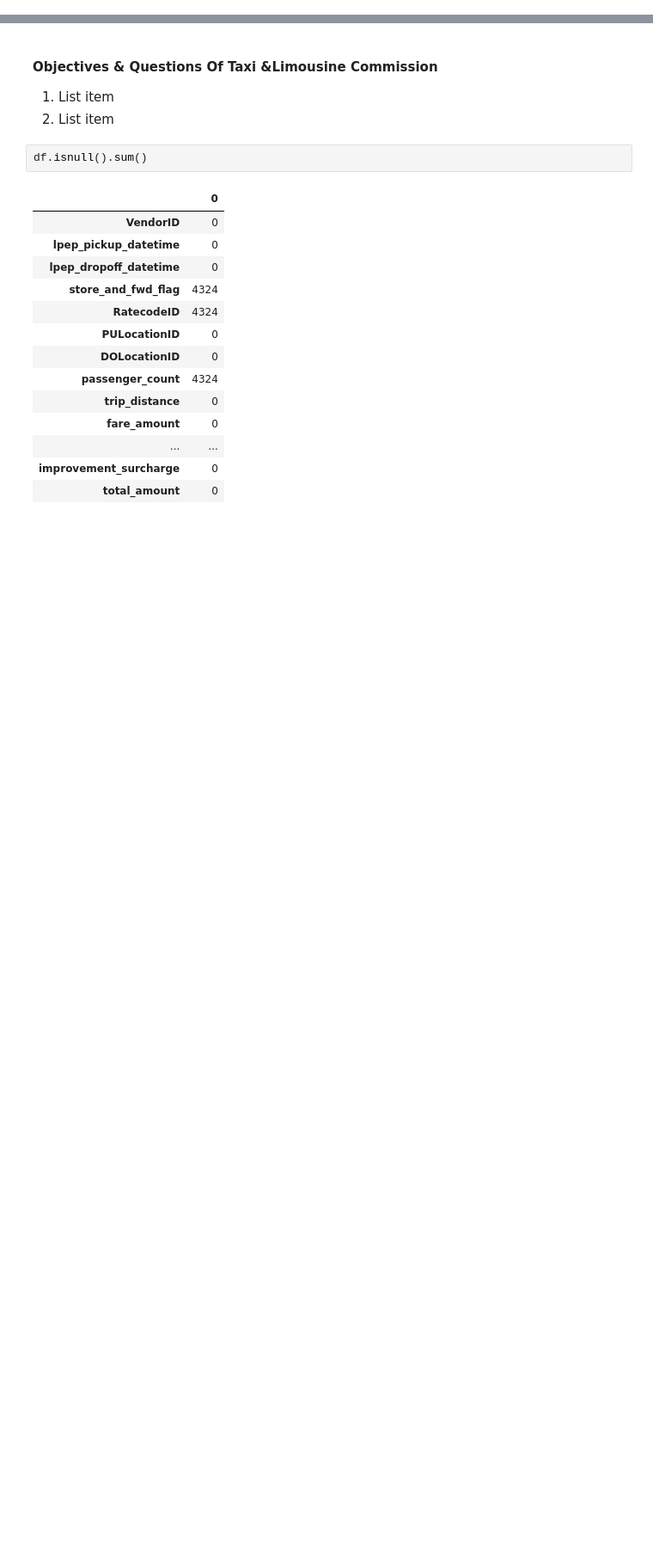
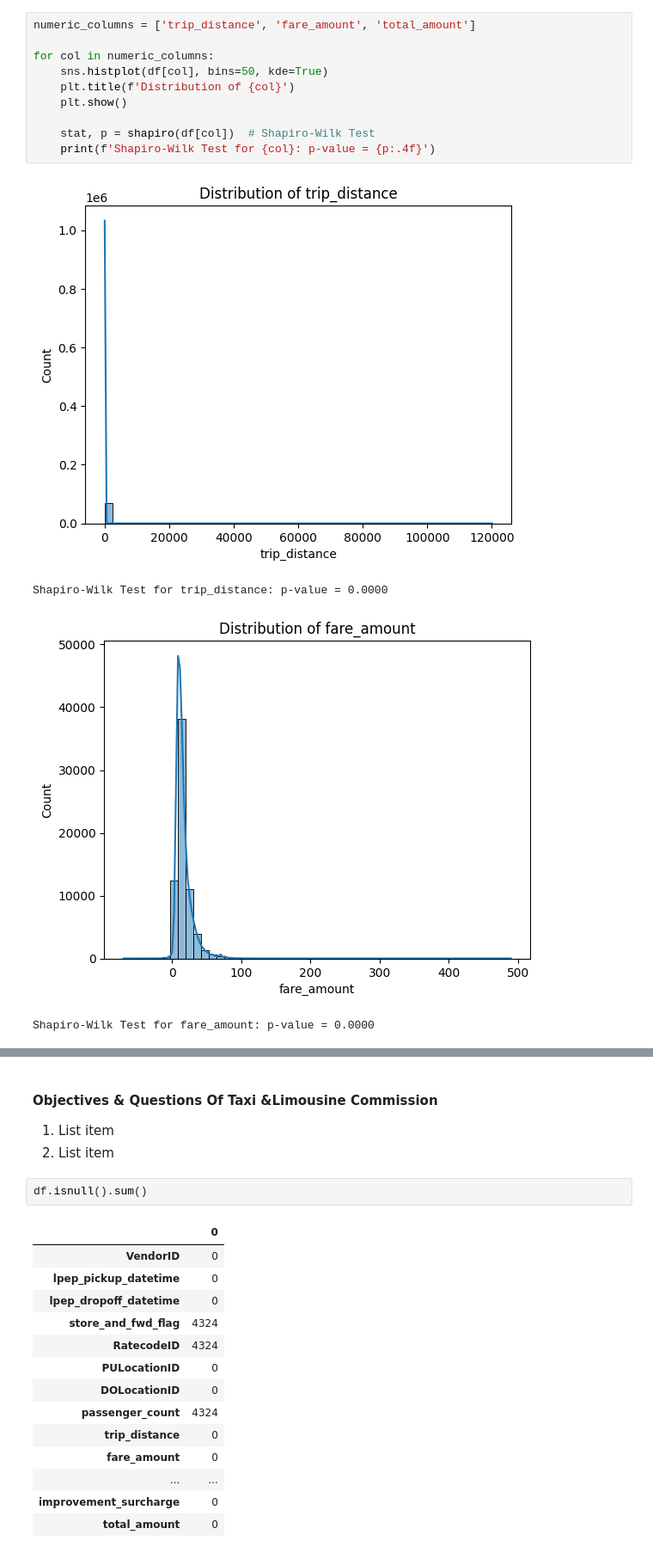
Before and after one commit to backspace3456/TLC_Newyork, a Jupyter notebook: TLC.ipynb, the cells around one changed output, grey strips where cells are left out. Shown at 86% size. Saved outputs shown, nothing was run; the diff lists cells and outputs as text; blank space fills up the shorter version.

```diff
--- a/TLC.ipynb
+++ b/TLC.ipynb
@@ -33,0 +93,15 @@ df.describe
+# %%
+numeric_columns = ['trip_distance', 'fare_amount', 'total_amount']
+
+for col in numeric_columns:
+    sns.histplot(df[col], bins=50, kde=True)
+    plt.title(f'Distribution of {col}')
+    plt.show()
+
+    stat, p = shapiro(df[col])  # Shapiro-Wilk Test
+    print(f'Shapiro-Wilk Test for {col}: p-value = {p:.4f}')
+# %% [output]
+[figure, added]
+Shapiro-Wilk Test for trip_distance: p-value = 0.0000
+[figure, added]
+Shapiro-Wilk Test for fare_amount: p-value = 0.0000
```
Also changed, not shown: parts of 14 cells of this notebook.
